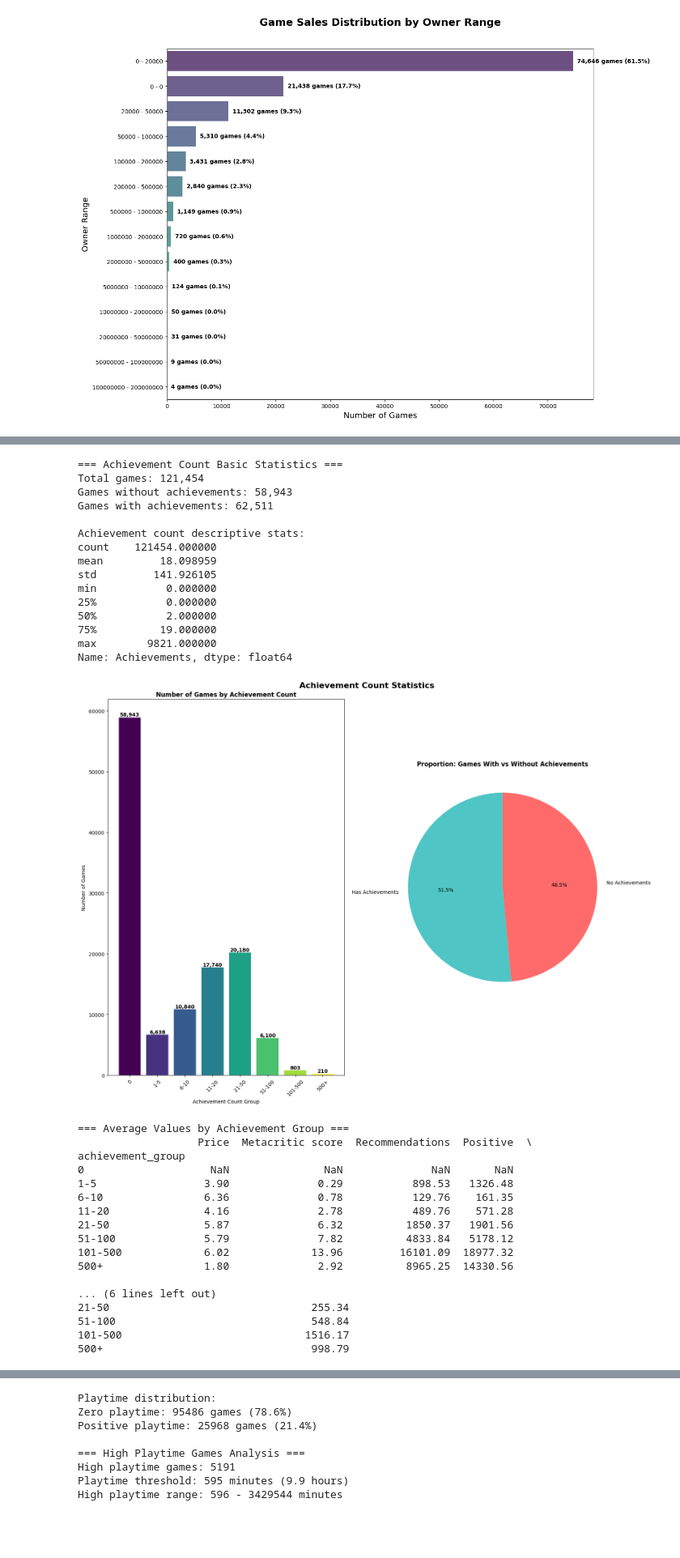
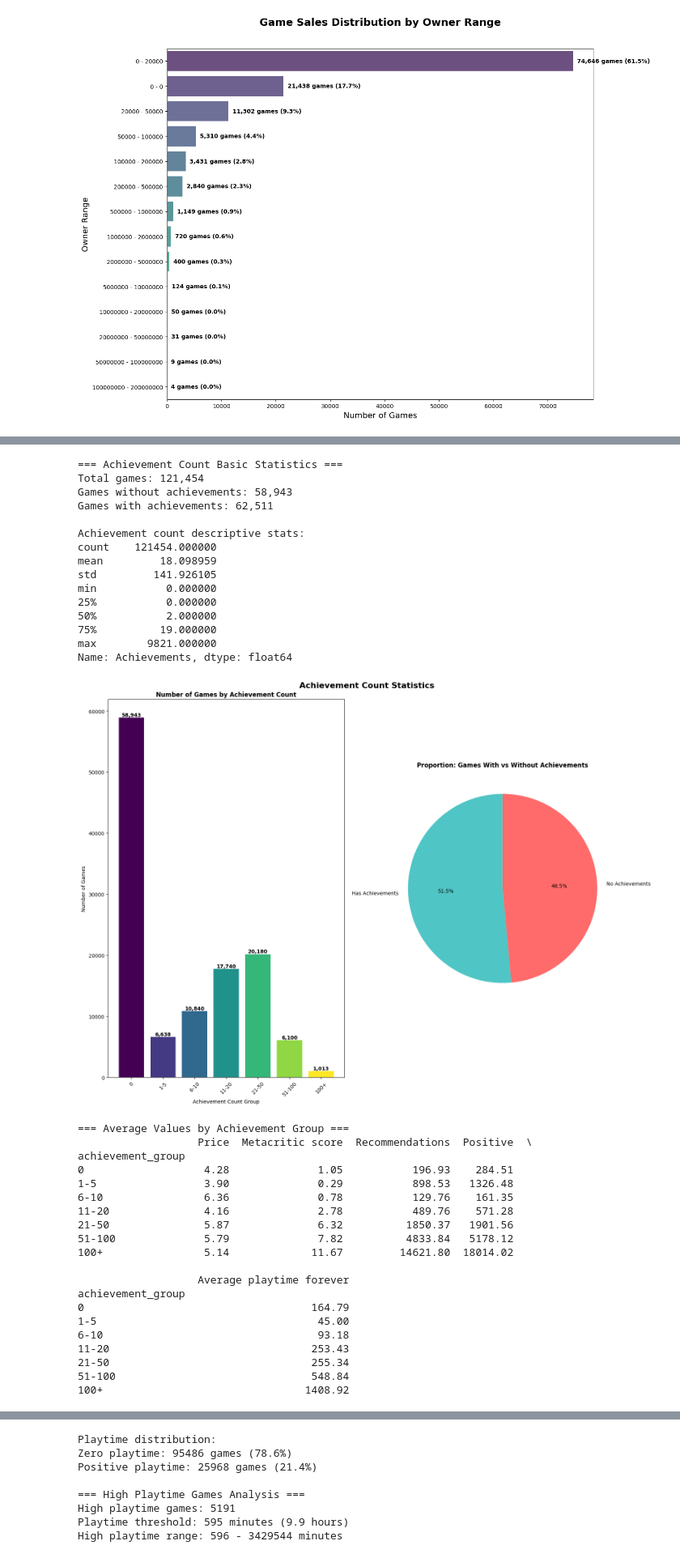
Before and after one commit to Thethomasbutnottheleast/Steam-Analyse, a Jupyter notebook: stream_python.ipynb, the cells around one changed output, grey strips where cells are left out. Shown at 81% size. Drawn from its saved outputs; the diff is of its cells as text; code cells hidden in the pictures; blank space fills up the shorter version.

```diff
--- a/stream_python.ipynb
+++ b/stream_python.ipynb
@@ -360,14 +360,14 @@ print(data3['Achievements'].describe())
 
 data3['achievement_group'] = pd.cut(
     data3['Achievements'],
-    bins=[-1, 0, 5, 10, 20, 50, 100, 500, 10000],
-    labels=['0', '1-5', '6-10', '11-20', '21-50', '51-100', '101-500', '500+']
+    bins=[-1, 0, 5, 10, 20, 50, 100, 10000],
+    labels=['0', '1-5', '6-10', '11-20', '21-50', '51-100', '100+']
 )
 
 fig, ((ax1, ax2)) = plt.subplots(1, 2, figsize=(16, 12))
 fig.suptitle('Achievement Count Statistics', fontsize=16, fontweight='bold')
 
-group_order = ['0', '1-5', '6-10', '11-20', '21-50', '51-100', '101-500', '500+']
+group_order = ['0', '1-5', '6-10', '11-20', '21-50', '51-100', '100+']
 group_counts = data3['achievement_group'].value_counts().reindex(group_order)
 
 bars = ax1.bar(group_order, group_counts, color=plt.cm.viridis(np.linspace(0, 1, len(group_order))))
@@ -392,50 +392,53 @@ ax2.pie(sizes, labels=labels, autopct='%1.1f%%', colors=colors, startangle=90)
 ax2.set_title('Proportion: Games With vs Without Achievements', fontweight='bold')
 plt.tight_layout()
 plt.show()
 
 print("\n=== Average Values by Achievement Group ===")
-achievement_groups = data3[data3['Achievements'] > 0].groupby('achievement_group', observed=False)
+achievement_groups = data3.groupby('achievement_group', observed=False)
 group_stats = achievement_groups.agg({
     'Price': 'mean',
     'Metacritic score': 'mean',
     'Recommendations': 'mean',
     'Positive': 'mean',
     'Average playtime forever': 'mean'
 }).round(2)
 
 print(group_stats)
 # %% [output]
 === Achievement Count Basic Statistics ===
 Total games: 121,454
 Games without achievements: 58,943
 Games with achievements: 62,511
 
 Achievement count descriptive stats:
 count    121454.000000
 mean         18.098959
 std         141.926105
 min           0.000000
 25%           0.000000
 50%           2.000000
 75%          19.000000
 max        9821.000000
 Name: Achievements, dtype: float64
-[figure, old version]
+[figure, new version]
 === Average Values by Achievement Group ===
                    Price  Metacritic score  Recommendations  Positive  \
 achievement_group
-0                    NaN               NaN              NaN       NaN
+0                   4.28              1.05           196.93    284.51
 1-5                 3.90              0.29           898.53   1326.48
 6-10                6.36              0.78           129.76    161.35
 11-20               4.16              2.78           489.76    571.28
 21-50               5.87              6.32          1850.37   1901.56
 51-100              5.79              7.82          4833.84   5178.12
-101-500             6.02             13.96         16101.09  18977.32
-500+                1.80              2.92          8965.25  14330.56
+100+                5.14             11.67         14621.80  18014.02
 
-... (6 lines left out)
+                   Average playtime forever
+achievement_group
+0                                    164.79
+1-5                                   45.00
+6-10                                  93.18
+11-20                                253.43
 21-50                                255.34
 51-100                               548.84
-101-500                             1516.17
-500+                                 998.79
+100+                                1408.92
 # %% [markdown]
```
Also changed, not shown: parts of 32 cells of this notebook, 1 other file.
